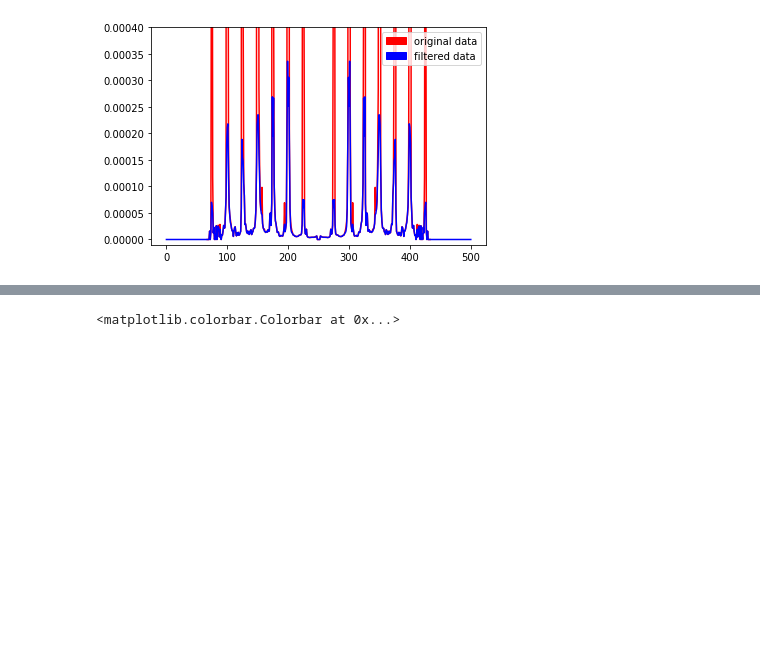
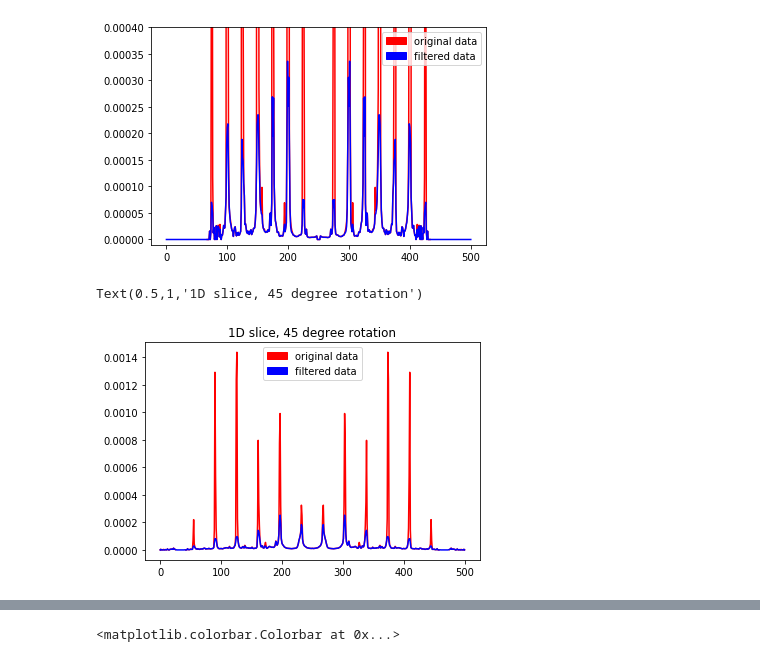
Before and after one commit to jmsweng/3D-PDF, a Jupyter notebook: Modified hampel filter.ipynb, the cells around one changed output, grey strips where cells are left out. Cells and saved outputs as stored; diff of their text form; code cells hidden in the pictures; blank space fills up the shorter version.

Commit message:
update files
Added new filter for just peak removal/reconstruction.
Added 1d slice aligned with diffuse for punch and fill and modified hampel filter algorithms.

```diff
--- a/Modified hampel filter.ipynb
+++ b/Modified hampel filter.ipynb
@@ -147,3 +148,19 @@ plt.ylim((-0.00001, 0.0004))
 plt.show()
 # %% [output]
 [figure]
+# %%
+# Rotate 45 degrees to align row with diffuse
+# View row 302
+# Unfiltered data
+a = rotate(pmn[250], 45)[302]
+# Filtered data
+b = rotate(pdat[250], 45)[302]
+
+plt.plot(a, 'r', b, 'b')
+red_patch = mpatches.Patch(color = 'red', label = 'original data')
+blue_patch = mpatches.Patch(color = 'blue', label = 'filtered data')
+plt.legend(handles = [red_patch, blue_patch])
+plt.title('1D slice, 45 degree rotation')
+# %% [output]
+Text(0.5,1,'1D slice, 45 degree rotation')
+[figure, added]
```
Also changed, not shown: parts of 2 cells of this notebook, 2 other files.
